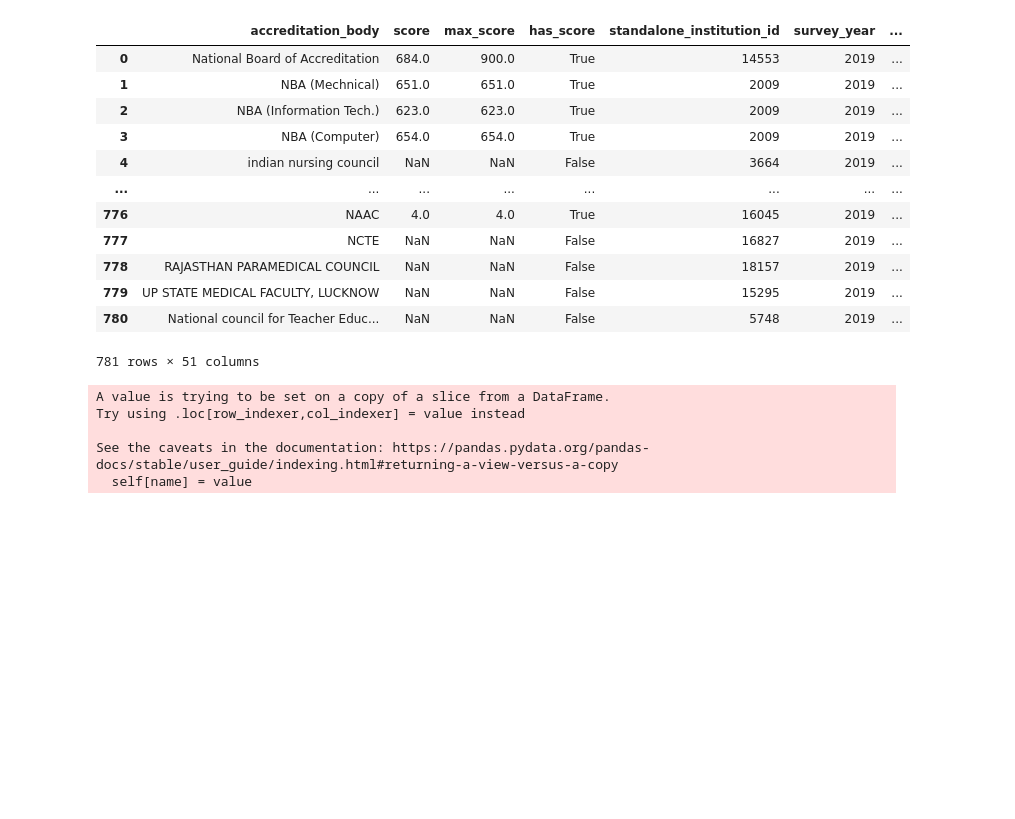
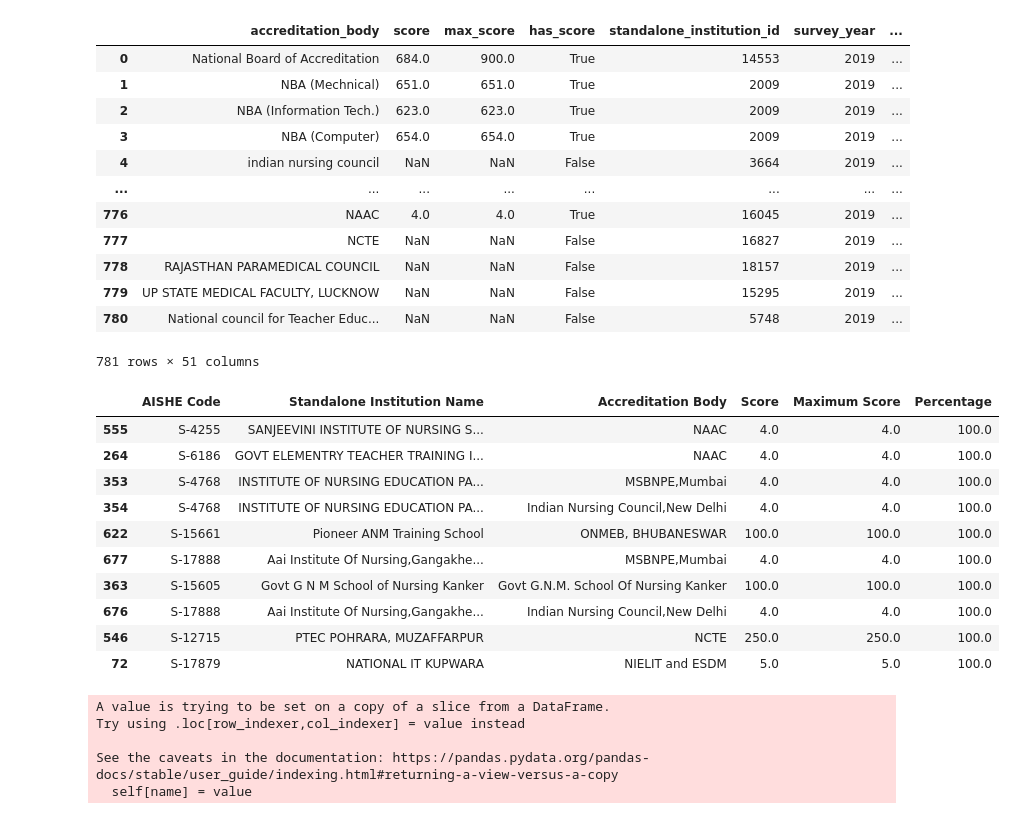
Before and after one commit to jainharsh8506/SIH2022, a Jupyter notebook: Hello/standalone_institution_2019.ipynb, the cells around one changed output. Cells and saved outputs as stored; diff of their text form; code cells hidden in the pictures; blank space fills up the shorter version.

```diff
--- a/Hello/standalone_institution_2019.ipynb
+++ b/Hello/standalone_institution_2019.ipynb
@@ -88,6 +88,24 @@ df_stand_accr_merge_si_2019['percentage'].fillna(1,inplace= True)
 df_stand_accr_2019_si_2019=df_stand_accr_merge_si_2019[['standalone_institution_id','name','aishe_code','accreditation_body','survey_year','has_score','score','max_score','percentage','infrastructure_id']]
 # %%
 df_stand_accr_2019_sort_si_2019=df_stand_accr_2019_si_2019.sort_values(by='percentage',ascending=False)
+# %%
+def Accreditation_2019():
+    df_accreditation_si_2019=df_stand_accr_2019_sort_si_2019.rename(columns={'aishe_code':'AISHE Code', 'name':'Standalone Institution Name', 'accreditation_body':'Accreditation Body', 'score':'Score', 'max_score': 'Maximum Score', 'percentage':'Percentage'})
+    return df_accreditation_si_2019[['AISHE Code','Standalone Institution Name','Accreditation Body','Score','Maximum Score','Percentage']].head(10)
+# %%
+Accreditation_2019()
+# %% [output]
+|  | AISHE Code | Standalone Institution Name | Accreditation Body | Score | Maximum Score | Percentage |
+| 555 | S-4255 | SANJEEVINI INSTITUTE OF NURSING S... | NAAC | 4.0 | 4.0 | 100.0 |
+| 264 | S-6186 | GOVT ELEMENTRY TEACHER TRAINING I... | NAAC | 4.0 | 4.0 | 100.0 |
+| 353 | S-4768 | INSTITUTE OF NURSING EDUCATION PA... | MSBNPE,Mumbai | 4.0 | 4.0 | 100.0 |
+| 354 | S-4768 | INSTITUTE OF NURSING EDUCATION PA... | Indian Nursing Council,New Delhi | 4.0 | 4.0 | 100.0 |
+| 622 | S-15661 | Pioneer ANM Training School | ONMEB, BHUBANESWAR | 100.0 | 100.0 | 100.0 |
+| 677 | S-17888 | Aai Institute Of Nursing,Gangakhe... | MSBNPE,Mumbai | 4.0 | 4.0 | 100.0 |
+| 363 | S-15605 | Govt G N M School of Nursing Kanker | Govt G.N.M. School Of Nursing Kanker | 100.0 | 100.0 | 100.0 |
+| 676 | S-17888 | Aai Institute Of Nursing,Gangakhe... | Indian Nursing Council,New Delhi | 4.0 | 4.0 | 100.0 |
+| 546 | S-12715 | PTEC POHRARA, MUZAFFARPUR | NCTE | 250.0 | 250.0 | 100.0 |
+| 72 | S-17879 | NATIONAL IT KUPWARA | NIELIT and ESDM | 5.0 | 5.0 | 100.0 |
 # %%
 df_infr_si_2019=pd.read_csv("static/csv/2019/infrastructure.csv")
 # %%
```
